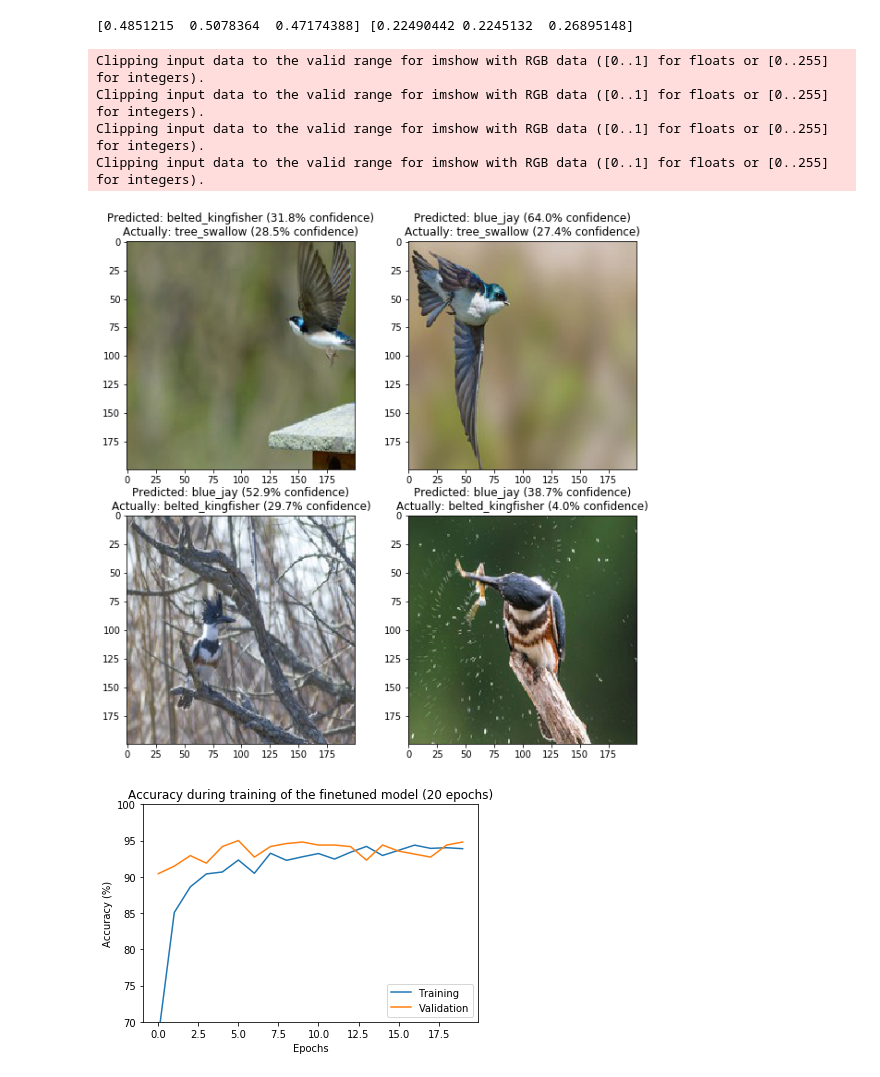
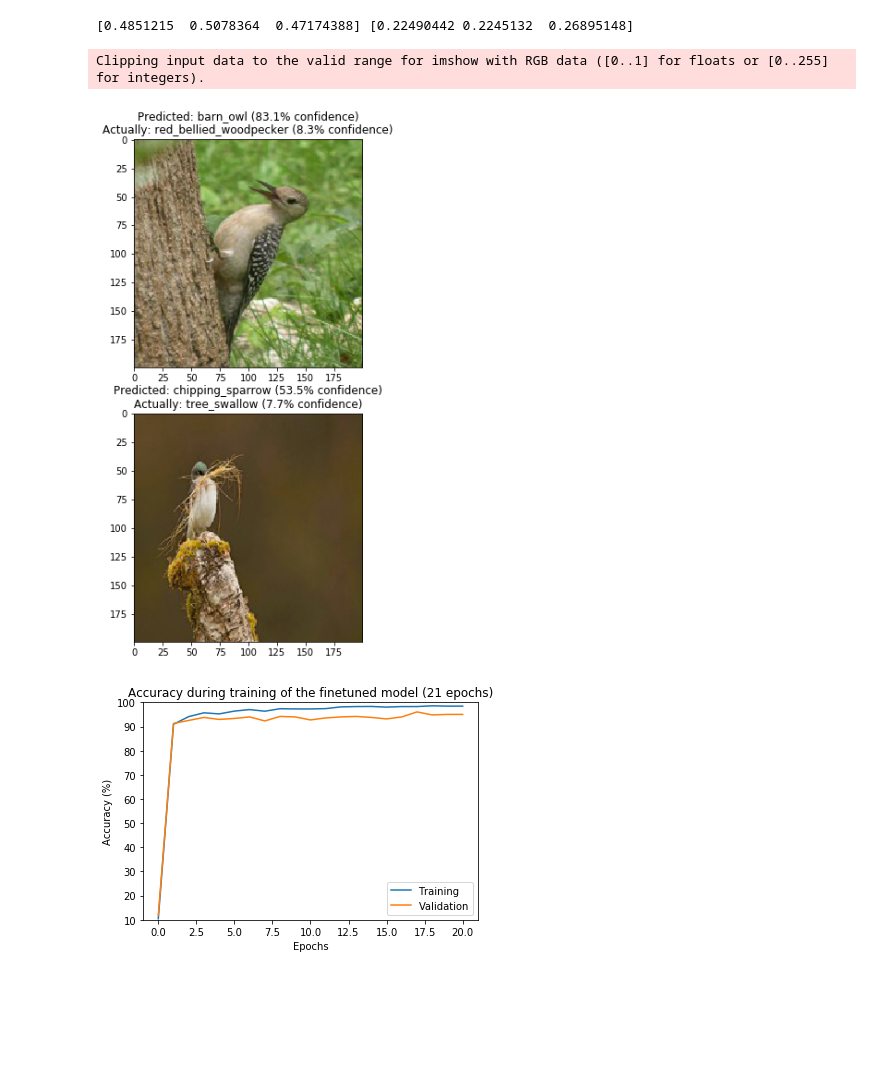
Before and after one commit to JackRNash/Bird-Recognizer-and-Distinguiser, a Jupyter notebook: models/finetuned/experimentation.ipynb, the cells around one changed output. Cells and saved outputs as stored; diff of their text form; code cells hidden in the pictures; blank space fills up the shorter version.

```diff
--- a/models/finetuned/experimentation.ipynb
+++ b/models/finetuned/experimentation.ipynb
@@ -25,7 +25,7 @@ num_classes = 10
 batch_size = 8
 num_epochs = 20
 input_size = 224 # 224 x 224 images expected for resnet
-fast_training = True
+fast_training = False
 
 def eval(model, dataloader):
     model.eval()
@@ -69,6 +69,12 @@ def train_model(model, dataloaders, criterion, optimizer, num_epochs=15, speed=T
 
     best_model_wts = copy.deepcopy(model.state_dict())
     best_acc = 0.0
+
+    # Get base accuracy
+    epoch_acc, _, _ = eval(model, dataloaders['train'])
+    train_history.append(epoch_acc)
+    epoch_acc, _, _ = eval(model, dataloaders['val'])
+    val_history.append(epoch_acc)
 
     for epoch in range(num_epochs):
         print('Epoch {}/{}'.format(epoch, num_epochs - 1))
@@ -250,7 +256,6 @@ if __name__ == '__main__':
 
     # Determine device (GPU if available, else CPU) & send model to it
     device = torch.device("cuda:0" if torch.cuda.is_available() else "cpu")
-#     device = torch.device('cpu')
     model_ft = model_ft.to(device)
 
     # Gather the parameters to be optimized/updated in this run. If we are
@@ -479,7 +480,7 @@ def k_mismatches(model, dataloader, k, predicate=(lambda x, y: x != y)):
                     return mismatches
     return mismatches
 # %%
-k = 4
+k = 2
 mismatches = k_mismatches(model_ft, dataloaders_dict['test'], k)
 # %%
 def unnormalize(img, mean, std):
@@ -493,32 +494,32 @@ def unnormalize(img, mean, std):
     return img
 # %%
 def display_k_mismatches(k, mismatches):
-    fig, axs = plt.subplots(2, 2)
+#     fig, axs = plt.subplots(2, 2)
+    fig, axs = plt.subplots(2)
     fig.set_size_inches(10, 10)
     for i in range(k):
     # i = 1
     #     print(mismatches[i][3])
     #     print(classes)
         predicted = mismatches[i][0]
         actual = mismatches[i][1]
-        axs[i//2, i % 2].set_title('Predicted: {} ({:.1f}% confidence)\nActually: {} ({:.1f}% confidence)'.format(
+#         axs[i//2, i % 2].set_title('Predicted: {} ({:.1f}% confidence)\nActually: {} ({:.1f}% confidence)'.format(
+        axs[i].set_title('Predicted: {} ({:.1f}% confidence)\nActually: {} ({:.1f}% confidence)'.format(
             classes[predicted],
             mismatches[i][3][predicted]*100,
             classes[mismatches[i][1]],
             mismatches[i][3][actual]*100
             ))
 
         # print(unnormalize(mismatches[i][2].transpose(1, 2, 0), mean, std))
-        axs[i//2, i % 2].imshow(unnormalize(mismatches[i][2].transpose(1, 2, 0), mean, std))
+#         axs[i//2, i % 2].imshow(unnormalize(mismatches[i][2].transpose(1, 2, 0), mean, std))
+        axs[i].imshow(unnormalize(mismatches[i][2].transpose(1, 2, 0), mean, std))
     fig.savefig('figs/4mismatches.png')
     fig.show()
 display_k_mismatches(k, mismatches)
 # %% [output]
 Clipping input data to the valid range for imshow with RGB data ([0..1] for floats or [0..255] for integers).
-Clipping input data to the valid range for imshow with RGB data ([0..1] for floats or [0..255] for integers).
-Clipping input data to the valid range for imshow with RGB data ([0..1] for floats or [0..255] for integers).
-Clipping input data to the valid range for imshow with RGB data ([0..1] for floats or [0..255] for integers).
-[figure, old version]
+[figure, new version]
 # %%
 def training_plot(train_hist, val_hist):
     plt.plot([x*100 for x in train_hist], label='Training')
@@ -527,10 +528,11 @@ def training_plot(train_hist, val_hist):
     plt.ylabel('Accuracy (%)')
     plt.title('Accuracy during training of the finetuned model ('+str(len(train_hist))+' epochs)')
     plt.legend()
-    plt.ylim(70, 100)
+    plt.ylim(10, 100)
 #     plt.xlim(0, len(train_hist))
-    plt.savefig('figs/training_acc_plot.png')
+#     plt.set_size_inches(18.5, 10.5)
+    plt.savefig('figs/training_acc_plot.png', dpi=600)
     plt.show()
 training_plot(train_history, val_history)
 # %% [output]
-[figure, old version]
+[figure, new version]
```
Also changed, not shown: parts of 1 cell of this notebook, 3 other files.
